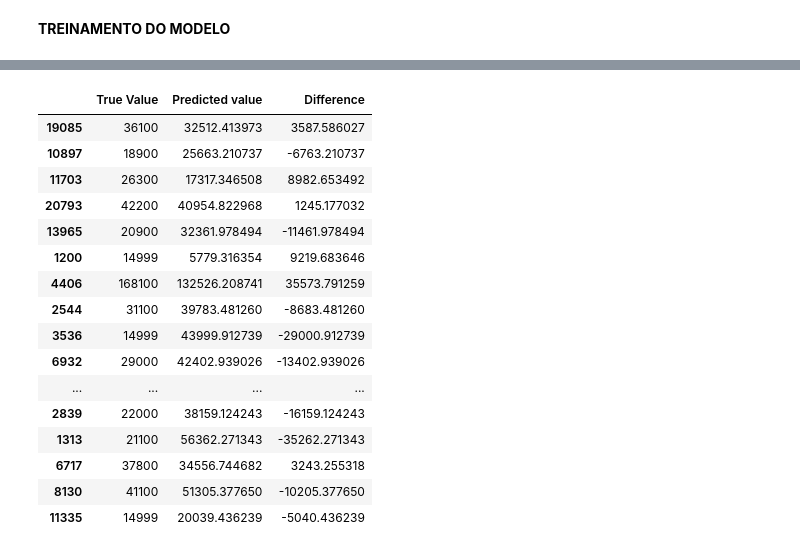
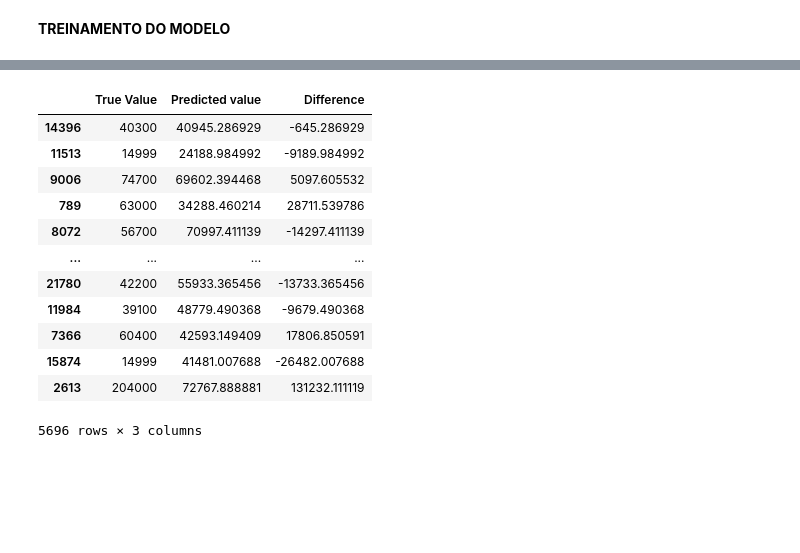
Before and after one commit to JusciAvelino/Monitoria-MPD1, a Jupyter notebook: 02_Regressão_Linear_e_Logística.ipynb, the cells around one changed output, grey strips where cells are left out. Cells and saved outputs as stored; diff of their text form; code cells hidden in the pictures; blank space fills up the shorter version.

```diff
--- a/02_Regressão_Linear_e_Logística.ipynb
+++ b/02_Regressão_Linear_e_Logística.ipynb
@@ -118,21 +132,17 @@ Text(0.5, 1.0, 'True x Predicted')
 # %%
 pred_y_df = pd.DataFrame({"True Value": y_test, "Predicted value": y_pred, "Difference": y_test-y_pred})
-pred_y_df[0:20]
+pred_y_df
 # %% [output]
 |  | True Value | Predicted value | Difference |
-| 19085 | 36100 | 32512.413973 | 3587.586027 |
-| 10897 | 18900 | 25663.210737 | -6763.210737 |
-| 11703 | 26300 | 17317.346508 | 8982.653492 |
-| 20793 | 42200 | 40954.822968 | 1245.177032 |
-| 13965 | 20900 | 32361.978494 | -11461.978494 |
-| 1200 | 14999 | 5779.316354 | 9219.683646 |
-| 4406 | 168100 | 132526.208741 | 35573.791259 |
-| 2544 | 31100 | 39783.481260 | -8683.481260 |
-| 3536 | 14999 | 43999.912739 | -29000.912739 |
-| 6932 | 29000 | 42402.939026 | -13402.939026 |
+| 14396 | 40300 | 40945.286929 | -645.286929 |
+| 11513 | 14999 | 24188.984992 | -9189.984992 |
+| 9006 | 74700 | 69602.394468 | 5097.605532 |
+| 789 | 63000 | 34288.460214 | 28711.539786 |
+| 8072 | 56700 | 70997.411139 | -14297.411139 |
 | ... | ... | ... | ... |
-| 2839 | 22000 | 38159.124243 | -16159.124243 |
-| 1313 | 21100 | 56362.271343 | -35262.271343 |
-| 6717 | 37800 | 34556.744682 | 3243.255318 |
-| 8130 | 41100 | 51305.377650 | -10205.377650 |
-| 11335 | 14999 | 20039.436239 | -5040.436239 |
+| 21780 | 42200 | 55933.365456 | -13733.365456 |
+| 11984 | 39100 | 48779.490368 | -9679.490368 |
+| 7366 | 60400 | 42593.149409 | 17806.850591 |
+| 15874 | 14999 | 41481.007688 | -26482.007688 |
+| 2613 | 204000 | 72767.888881 | 131232.111119 |
+5696 rows × 3 columns
```
Also changed, not shown: parts of 6 cells of this notebook, 1 other file.
